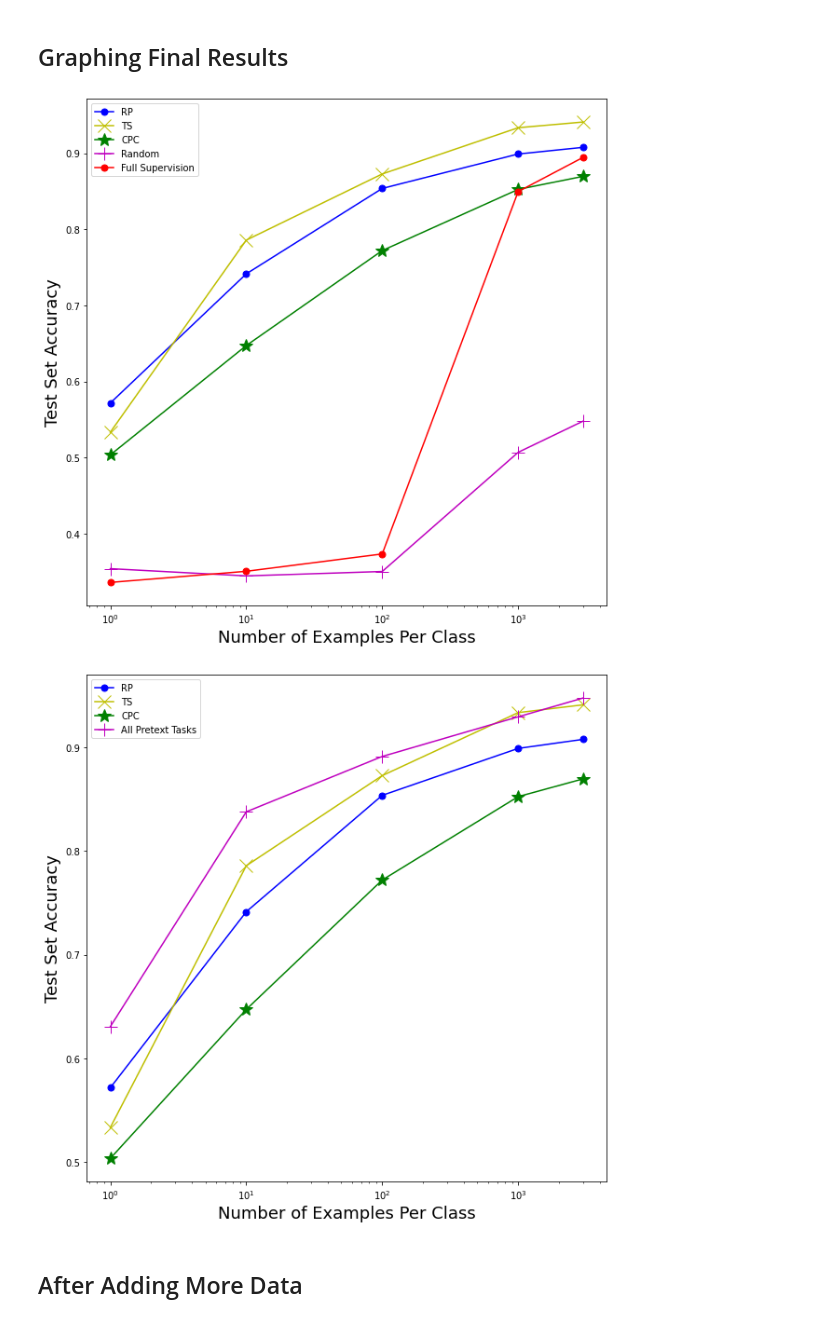
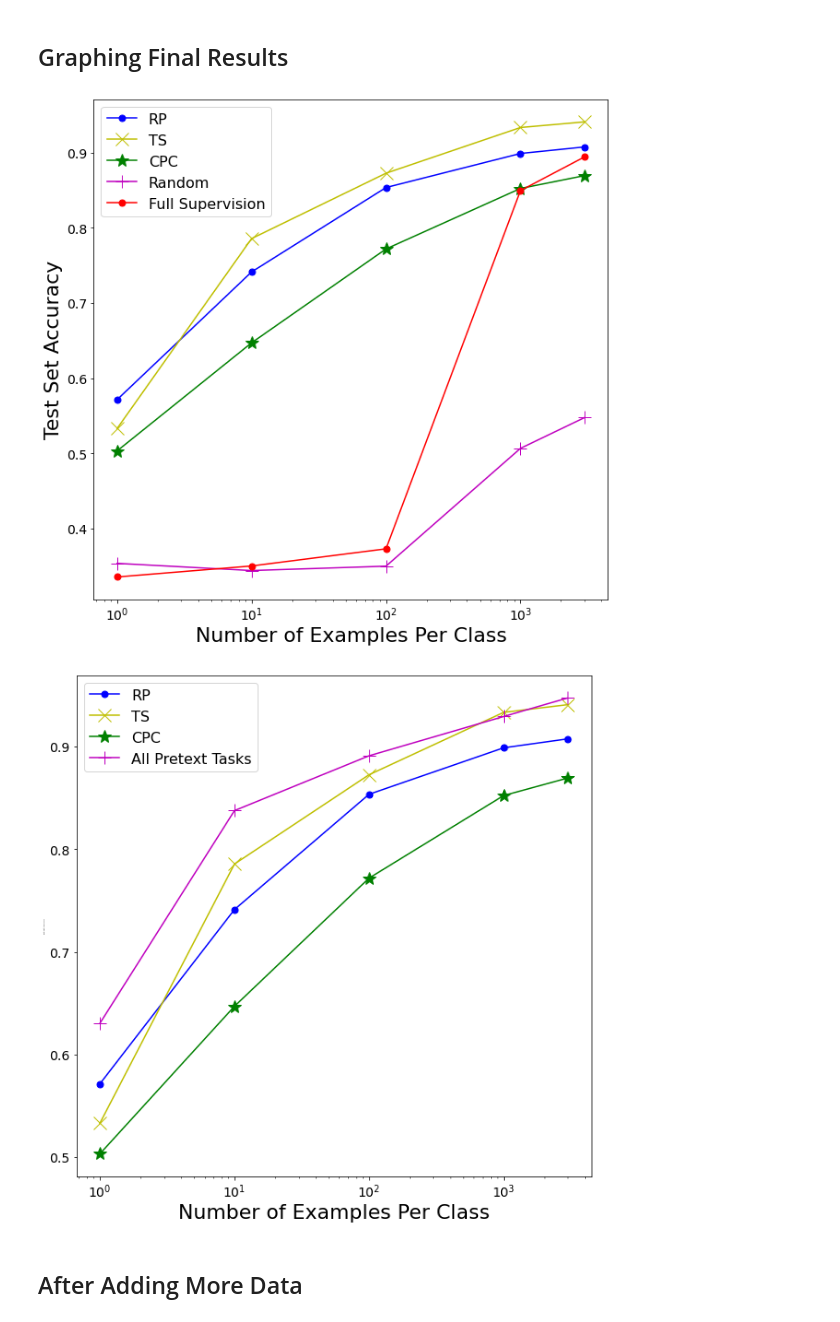
Before and after one commit to jstranne/mouse_self_supervision, a Jupyter notebook: Graphing_Data.ipynb, the cells around one changed output. Cells and saved outputs as stored; diff of their text form; code cells hidden in the pictures.

```diff
--- a/Graphing_Data.ipynb
+++ b/Graphing_Data.ipynb
@@ -22,32 +22,37 @@ plt.semilogx(xvals, cpc, 'g*-', label="CPC", markersize=14)
 plt.semilogx(xvals, ramdom_weights, 'm+-', label="Random", markersize=14)
 plt.semilogx(xvals, full_sup, 'r.-', label="Full Supervision", markersize=14)
 
-plt.legend()
-plt.xlabel("Number of Examples Per Class", fontsize=18)
-plt.ylabel("Test Set Accuracy", fontsize=18)
+plt.legend(fontsize=16)
+plt.xticks(fontsize=14)
+plt.yticks(fontsize=14)
+plt.xlabel("Number of Examples Per Class", fontsize=22)
+plt.ylabel("Test Set Accuracy", fontsize=22)
 plt.savefig('basic_results.png')
 plt.show()
 # %% [output]
-[figure, old version]
+[figure, new version]
 # %%
 %matplotlib inline
 from matplotlib import pyplot as plt
 
 plt.figure(num=None, figsize=(10, 10))
 
 xvals = [1, 10, 100, 1000, 3000] #the 2000 is kinda bs, fix this
 plt.semilogx(xvals, rp, 'b.-', label="RP", markersize=14)
 plt.semilogx(xvals, ts, 'yx-', label="TS", markersize=14)
 plt.semilogx(xvals, cpc, 'g*-', label="CPC", markersize=14)
 plt.semilogx(xvals, All3_combined, 'm+-', label="All Pretext Tasks", markersize=14)
 
-plt.legend()
-plt.xlabel("Number of Examples Per Class", fontsize=18)
-plt.ylabel("Test Set Accuracy", fontsize=18)
+plt.legend(fontsize=16)
+plt.xticks(fontsize=14)
+plt.yticks(fontsize=14)
+
+plt.xlabel("Number of Examples Per Class", fontsize=22)
+plt.ylabel("Test Set Accuracy", fontsize=2)
 plt.savefig('all3vssingle.png')
 plt.show()
 # %% [output]
-[figure, old version]
+[figure, new version]
 # %% [markdown]
 ## After Adding More Data
 # %%
```
Also changed, not shown: parts of 3 cells of this notebook, 4 other files.
